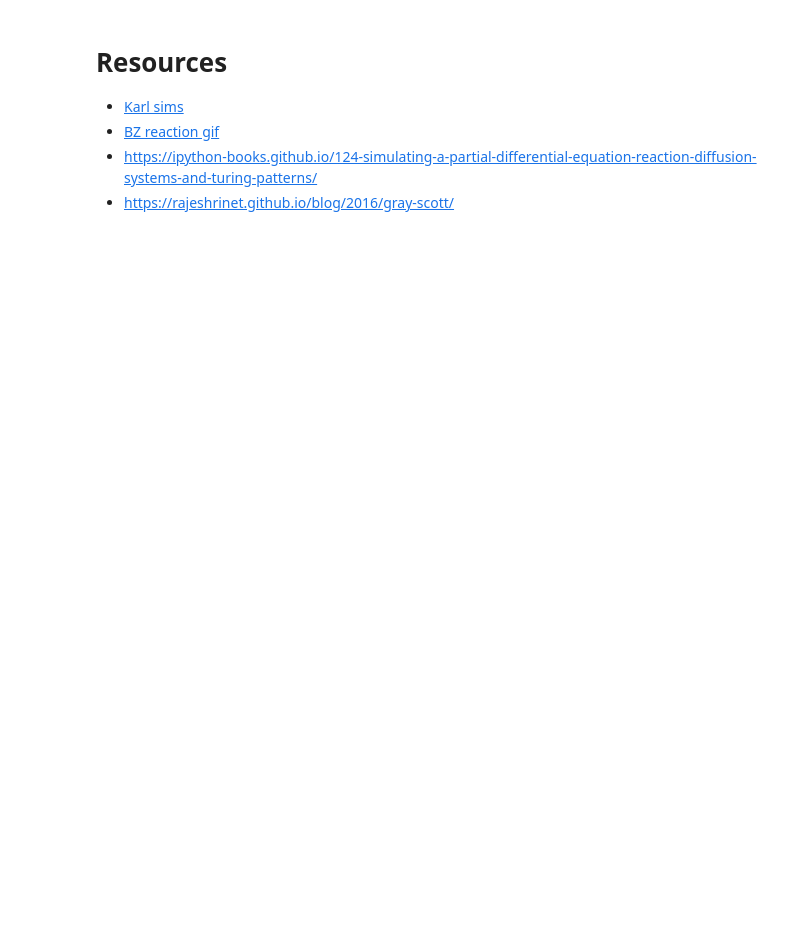
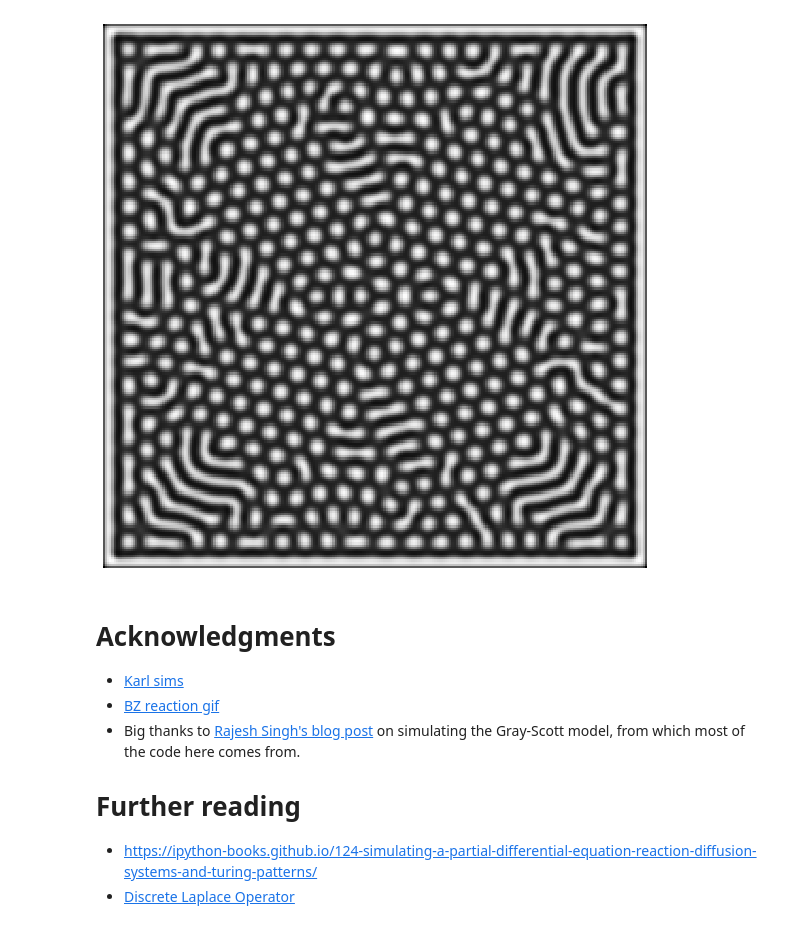
Before and after one commit to bfbarry/AutomaDrawn, a Jupyter notebook: ReactionDiffusion/reaction_diffusion.ipynb, the cells around one changed output. Saved outputs shown, nothing was run; the diff lists cells and outputs as text; code cells hidden in the pictures; blank space fills up the shorter version.

```diff
--- a/ReactionDiffusion/reaction_diffusion.ipynb
+++ b/ReactionDiffusion/reaction_diffusion.ipynb
@@ -96,7 +112,15 @@ rd.evolve(Nt=32000, **patterns['spiral'], L=L)
+# %%
+rd = ReactionDiffusion(256)
+rd.evolve(Nt=32000, **{'Da':0.14, 'Db':0.06, 'F':0.0660, 'K': 0.0610}, cmap=plt.cm.gray)
+# %% [output]
+[figure, added]
 # %% [markdown]
-# Resources
+# Acknowledgments
 
 - [Karl sims](https://www.karlsims.com/rd.html)
 - [BZ reaction gif](https://i.gifer.com/AZUJ.gif)
+- Big thanks to [Rajesh Singh's blog post](https://rajeshrinet.github.io/blog/2016/gray-scott/) on simulating the Gray-Scott model, from which most of the code here comes from.
+
+# Further reading
 - https://ipython-books.github.io/124-simulating-a-partial-differential-equation-reaction-diffusion-systems-and-turing-patterns/
-- https://rajeshrinet.github.io/blog/2016/gray-scott/
+- [Discrete Laplace Operator](https://www.wikiwand.com/en/Discrete_Laplace_operator)
```
Also changed, not shown: parts of 4 cells of this notebook, 1 other file.
